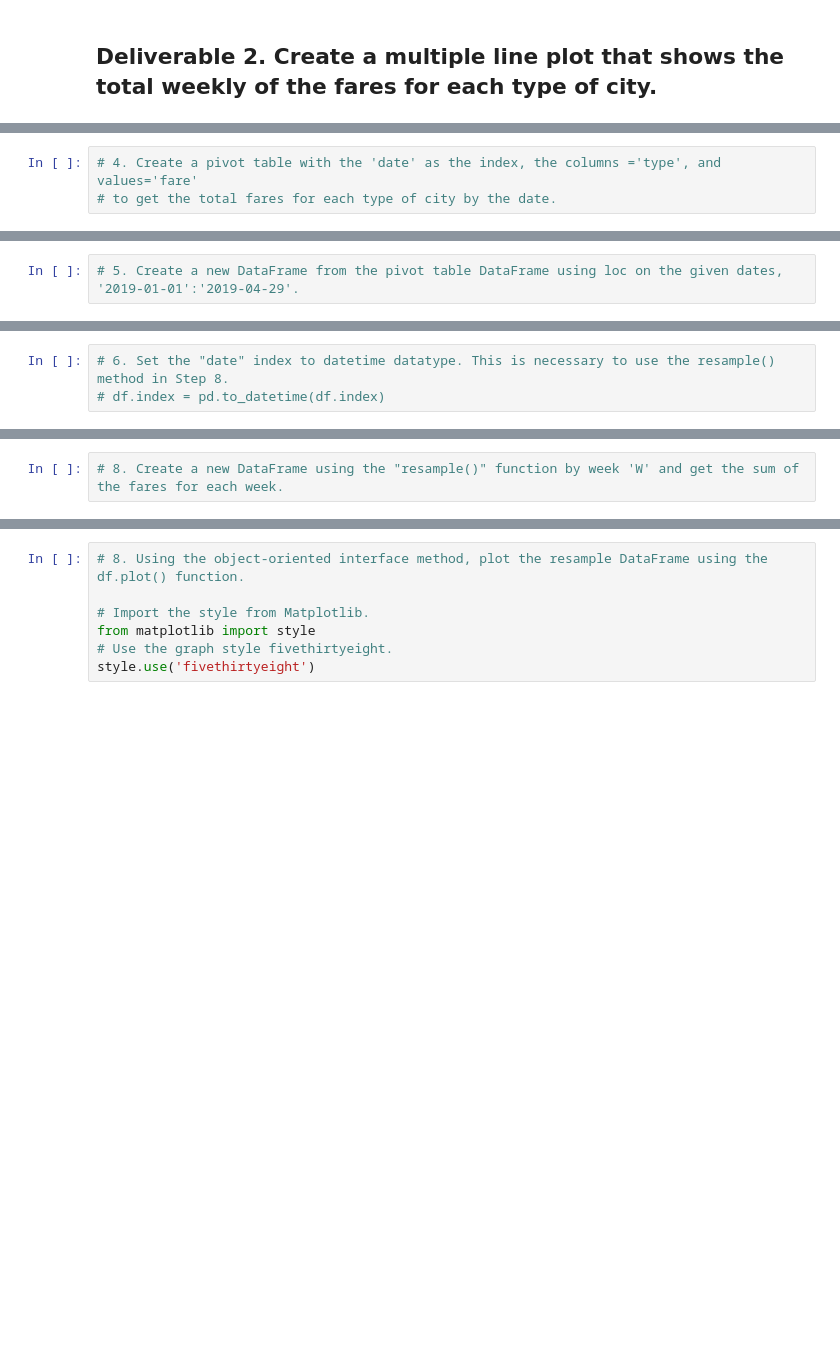
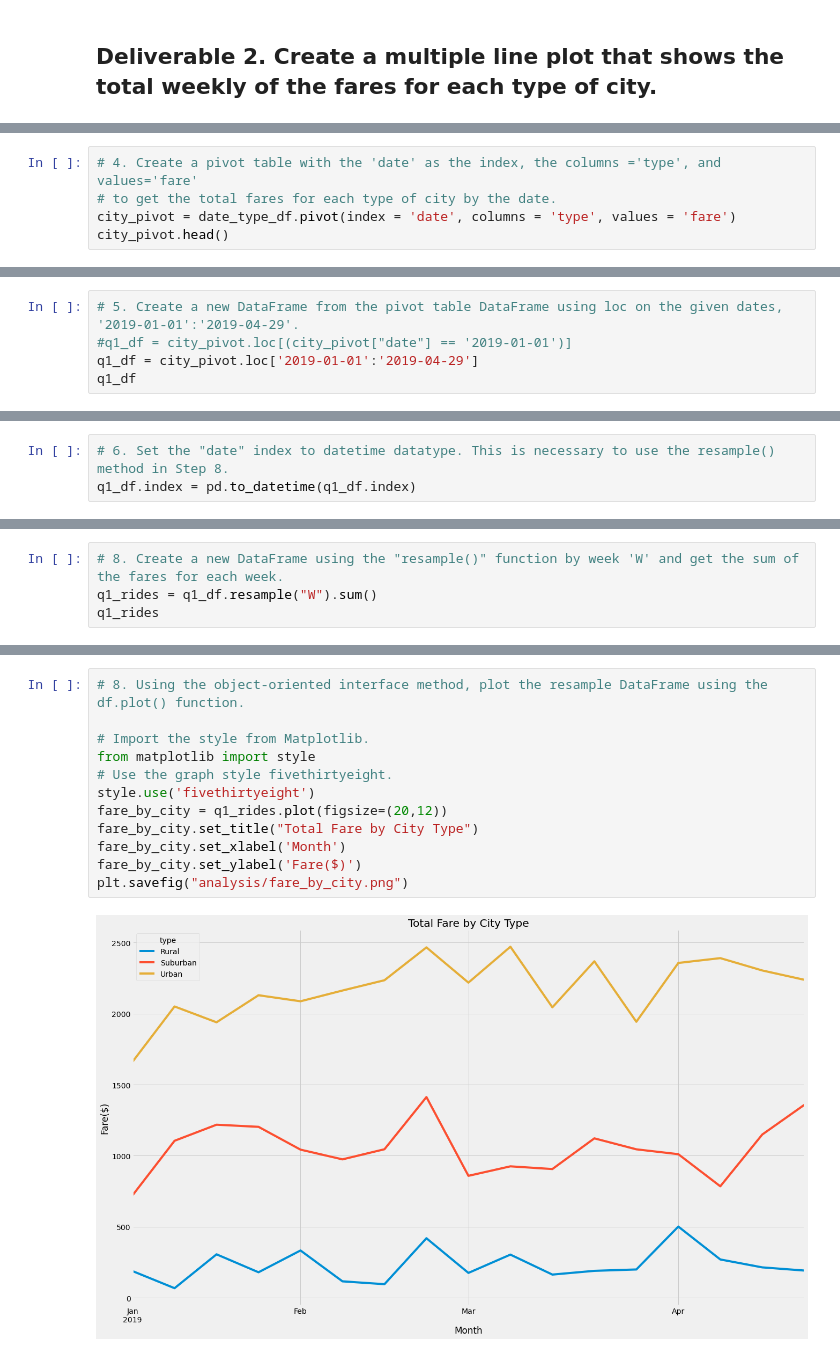
Before and after one commit to RebelKell/PyBer_Analysis, a Jupyter notebook: PyBer_Challenge.ipynb, the cells around one changed output, grey strips where cells are left out. Cells and saved outputs as stored; diff of their text form; blank space fills up the shorter version.

Commit message:
Uploading completed challenge code and image

```diff
--- a/PyBer_Challenge.ipynb
+++ b/PyBer_Challenge.ipynb
@@ -86,3 +119,5 @@ pyber_summary_df
 # %%
 # 4. Create a pivot table with the 'date' as the index, the columns ='type', and values='fare'
 # to get the total fares for each type of city by the date.
+city_pivot = date_type_df.pivot(index = 'date', columns = 'type', values = 'fare')
+city_pivot.head()
@@ -89,2 +132,5 @@ pyber_summary_df
 # %%
 # 5. Create a new DataFrame from the pivot table DataFrame using loc on the given dates, '2019-01-01':'2019-04-29'.
+#q1_df = city_pivot.loc[(city_pivot["date"] == '2019-01-01')]
+q1_df = city_pivot.loc['2019-01-01':'2019-04-29']
+q1_df
@@ -91,5 +152,5 @@ pyber_summary_df
 # %%
 # 6. Set the "date" index to datetime datatype. This is necessary to use the resample() method in Step 8.
-# df.index = pd.to_datetime(df.index)
+q1_df.index = pd.to_datetime(q1_df.index)
 # %%
 # 7. Check that the datatype for the index is datetime using df.info()
@@ -96,2 +169,4 @@ pyber_summary_df
 # %%
 # 8. Create a new DataFrame using the "resample()" function by week 'W' and get the sum of the fares for each week.
+q1_rides = q1_df.resample("W").sum()
+q1_rides
@@ -98,7 +193,14 @@ pyber_summary_df
 # %%
 # 8. Using the object-oriented interface method, plot the resample DataFrame using the df.plot() function.
 
 # Import the style from Matplotlib.
 from matplotlib import style
 # Use the graph style fivethirtyeight.
 style.use('fivethirtyeight')
+fare_by_city = q1_rides.plot(figsize=(20,12))
+fare_by_city.set_title("Total Fare by City Type")
+fare_by_city.set_xlabel('Month')
+fare_by_city.set_ylabel('Fare($)')
+plt.savefig("analysis/fare_by_city.png")
+# %% [output]
+[figure, added]
```
Also changed, not shown: parts of 7 cells of this notebook, 2 other files.
